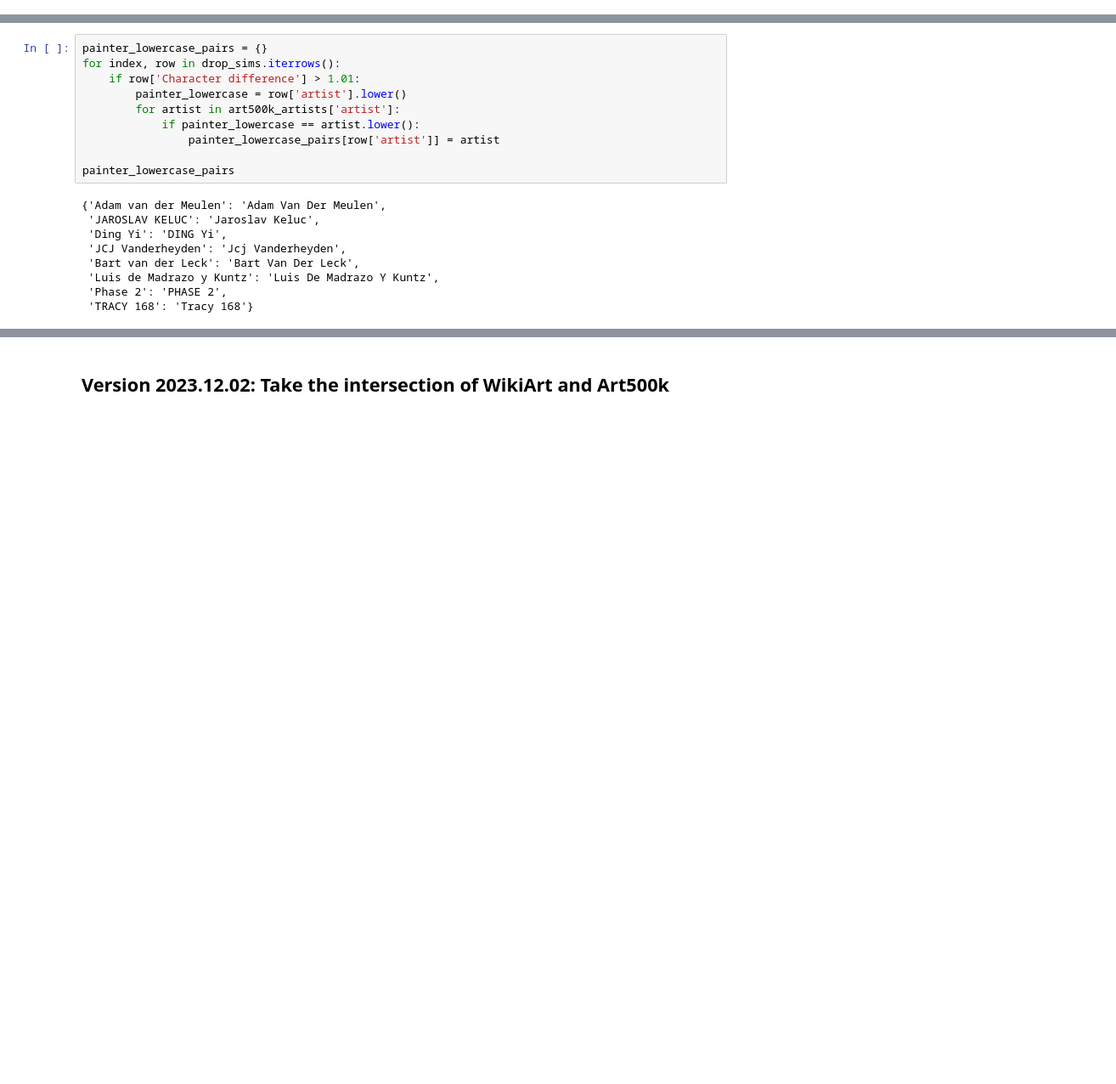
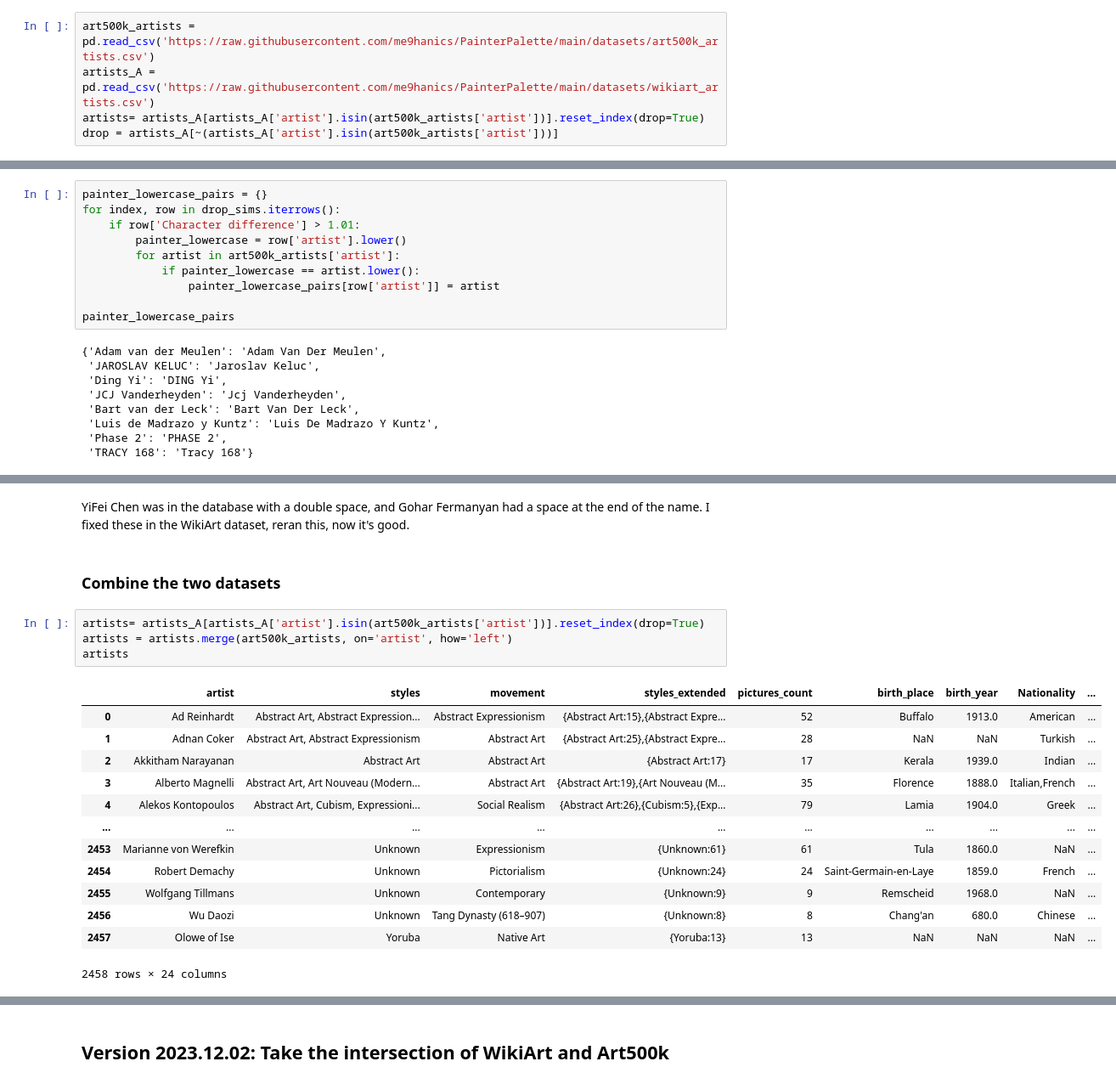
Before and after one commit to me9hanics/PainterPalette, a Jupyter notebook: datasets_notebook.ipynb, the cells around one changed output, grey strips where cells are left out. Shown at 85% size. Saved outputs shown, nothing was run; the diff lists cells and outputs as text; blank space fills up the shorter version.

```diff
--- a/datasets_notebook.ipynb
+++ b/datasets_notebook.ipynb
@@ -191,4 +191,9 @@ Juan de Valdes Leal ['Juan de Valdés Leal', 'Juan De Valdes Leal']
 Park Seo-Bo ['Park Seo Bo', 'Park Seo-bo']
 # %% [markdown]
 I now edit these in the Art500k dataset. Let's try again:
+# %%
+art500k_artists = pd.read_csv('https://raw.githubusercontent.com/me9hanics/PainterPalette/main/datasets/art500k_artists.csv')
+artists_A = pd.read_csv('https://raw.githubusercontent.com/me9hanics/PainterPalette/main/datasets/wikiart_artists.csv')
+artists= artists_A[artists_A['artist'].isin(art500k_artists['artist'])].reset_index(drop=True)
+drop = artists_A[~(artists_A['artist'].isin(art500k_artists['artist']))]
 # %%
@@ -296,0 +329,22 @@ painter_lowercase_pairs
+# %% [markdown]
+YiFei Chen was in the database with a double space, and Gohar Fermanyan had a space at the end of the name. I fixed these in the WikiArt dataset, reran this, now it's good.
+# %% [markdown]
+### Combine the two datasets
+# %%
+artists= artists_A[artists_A['artist'].isin(art500k_artists['artist'])].reset_index(drop=True)
+artists = artists.merge(art500k_artists, on='artist', how='left')
+artists
+# %% [output]
+|  | artist | styles | movement | styles_extended | pictures_count | birth_place | birth_year | Nationality | ... |
+| 0 | Ad Reinhardt | Abstract Art, Abstract Expression... | Abstract Expressionism | {Abstract Art:15},{Abstract Expre... | 52 | Buffalo | 1913.0 | American | ... |
+| 1 | Adnan Coker | Abstract Art, Abstract Expressionism | Abstract Art | {Abstract Art:25},{Abstract Expre... | 28 | NaN | NaN | Turkish | ... |
+| 2 | Akkitham Narayanan | Abstract Art | Abstract Art | {Abstract Art:17} | 17 | Kerala | 1939.0 | Indian | ... |
+| 3 | Alberto Magnelli | Abstract Art, Art Nouveau (Modern... | Abstract Art | {Abstract Art:19},{Art Nouveau (M... | 35 | Florence | 1888.0 | Italian,French | ... |
+| 4 | Alekos Kontopoulos | Abstract Art, Cubism, Expressioni... | Social Realism | {Abstract Art:26},{Cubism:5},{Exp... | 79 | Lamia | 1904.0 | Greek | ... |
+| ... | ... | ... | ... | ... | ... | ... | ... | ... | ... |
+| 2453 | Marianne von Werefkin | Unknown | Expressionism | {Unknown:61} | 61 | Tula | 1860.0 | NaN | ... |
+| 2454 | Robert Demachy | Unknown | Pictorialism | {Unknown:24} | 24 | Saint-Germain-en-Laye | 1859.0 | French | ... |
+| 2455 | Wolfgang Tillmans | Unknown | Contemporary | {Unknown:9} | 9 | Remscheid | 1968.0 | NaN | ... |
+| 2456 | Wu Daozi | Unknown | Tang Dynasty (618–907) | {Unknown:8} | 8 | Chang'an | 680.0 | Chinese | ... |
+| 2457 | Olowe of Ise | Yoruba | Native Art | {Yoruba:13} | 13 | NaN | NaN | NaN | ... |
+2458 rows × 24 columns
```
Also changed, not shown: parts of 15 cells of this notebook.
